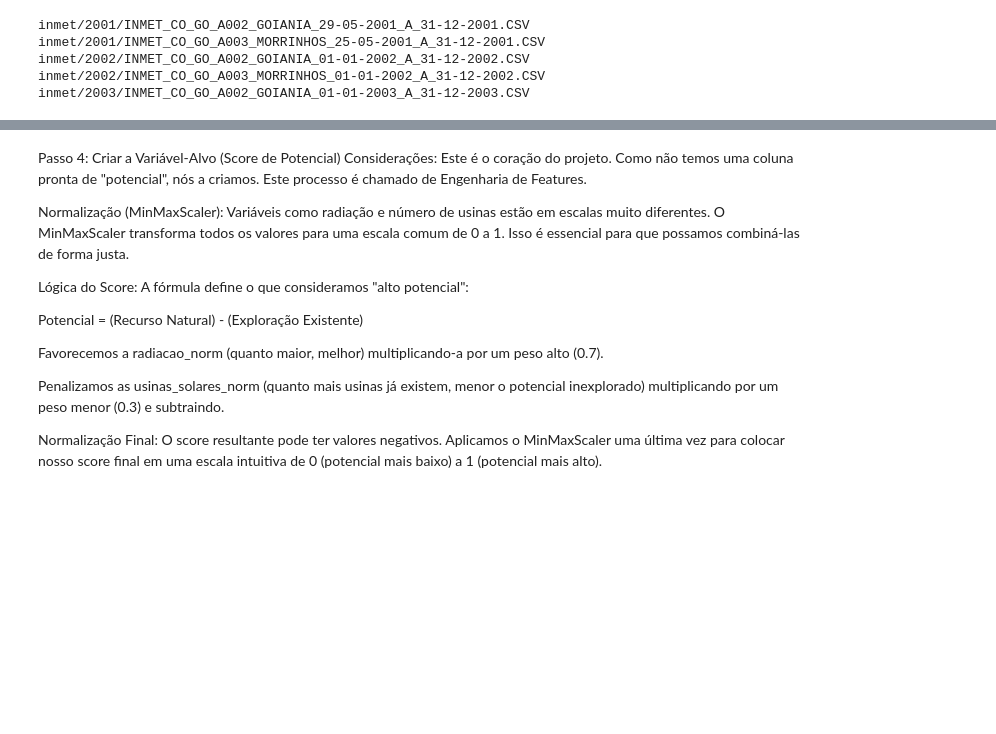
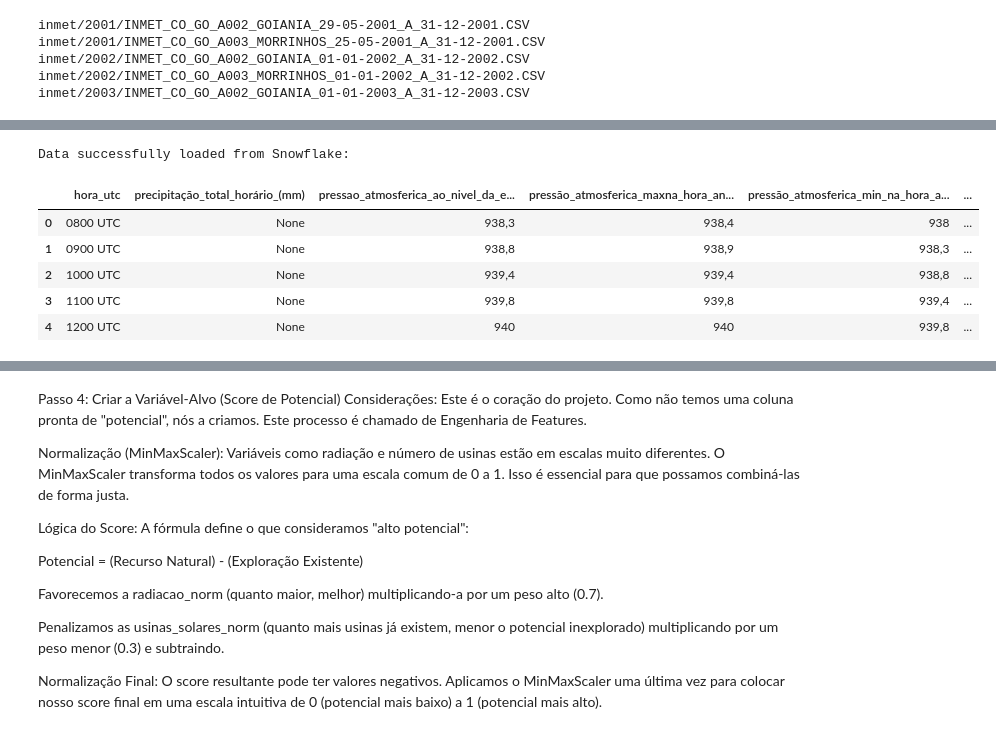
Before and after one commit to Ficheles/ml-politicas-energeticas-ifg-2025, a Jupyter notebook: CC_ML_TRAINING.ipynb, the cells around one changed output, grey strips where cells are left out. Drawn from its saved outputs; the diff is of its cells as text; code cells hidden in the pictures; blank space fills up the shorter version.

Commit message:
feat: add connect snowflake

```diff
--- a/CC_ML_TRAINING.ipynb
+++ b/CC_ML_TRAINING.ipynb
@@ -398,3 +426,44 @@ print(f"\nDados de {df_estacoes_info.shape[0]} estações meteorológicas carreg
+# %%
+import pandas as pd
+import snowflake.connector
+from google.colab import userdata
+
+# Example SQL query to select data from a table
+sql_query = 'SELECT *  FROM LAB_PIPELINE.RAW.STG_INMET_DATA WHERE "Data" > \'2021-01-01\' LIMIT 100;' # Replace 'your_table_name' with your table name
+
+try:
+    conn = snowflake.connector.connect(
+        account='ROLNTTL-ZQ67964', #userdata.get('SNOWFLAKE_ACCOUNT_IDENTIFIER'),
+        user= 'AIRFLOW_DEV', #userdata.get('SNOWFLAKE_USER'),
+        password='mudar@123', #userdata.get('SNOWFLAKE_PASSWORD'),
+        database='LAB_PIPELINE',
+        schema='RAW',
+        warehouse='LAB_WH_AIRFLOW'
+    )
+
+    cursor = conn.cursor()
+    cursor.execute(sql_query)
+
+    # Fetch data and create a pandas DataFrame
+    df_snowflake = pd.DataFrame(cursor.fetchall(), columns=[col[0] for col in cursor.description])
+
+    print("Data successfully loaded from Snowflake:")
+    display(df_snowflake.head())
+
+except Exception as e:
+    print(f"Error loading data from Snowflake: {e}")
+
+finally:
+    if 'conn' in locals() and conn:
+        conn.close()
+# %% [output]
+Data successfully loaded from Snowflake:
+|  | hora_utc | precipitação_total_horário_(mm) | pressao_atmosferica_ao_nivel_da_e... | pressão_atmosferica_maxna_hora_an... | pressão_atmosferica_min_na_hora_a... | ... |
+| 0 | 0800 UTC | None | 938,3 | 938,4 | 938 | ... |
+| 1 | 0900 UTC | None | 938,8 | 938,9 | 938,3 | ... |
+| 2 | 1000 UTC | None | 939,4 | 939,4 | 938,8 | ... |
+| 3 | 1100 UTC | None | 939,8 | 939,8 | 939,4 | ... |
+| 4 | 1200 UTC | None | 940 | 940 | 939,8 | ... |
 # %%
 # Agregação mensal
 radiacao_mensal = df_clima_completo.groupby('Mes')['RADIACAO GLOBAL (Kj/m²)'].mean()
```
Also changed, not shown: parts of 6 cells of this notebook.
